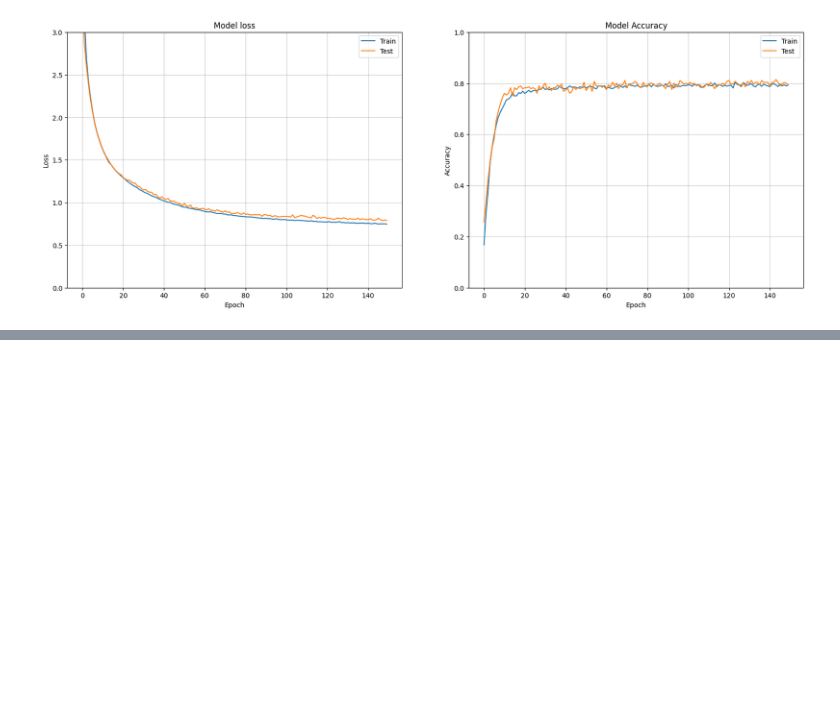
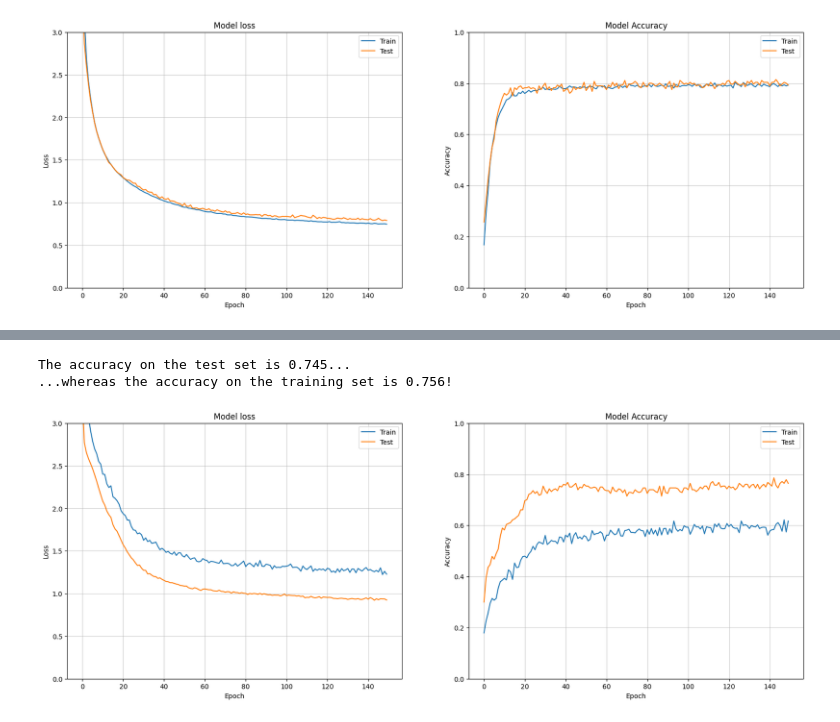
Before and after one commit to emonteiro27/data-NN-prevent-overfitting, a Jupyter notebook: data-nn-prevent-overfitting.ipynb, the cells around one changed output, grey strips where cells are left out. Drawn from its saved outputs; the diff is of its cells as text; code cells hidden in the pictures; blank space fills up the shorter version.

Commit message:
Mixed kernel_regularizers with dropout layers but models performance didnt change significantly

```diff
--- a/data-nn-prevent-overfitting.ipynb
+++ b/data-nn-prevent-overfitting.ipynb
@@ -488,0 +489,39 @@ The accuracy on the test set is 0.732...
+# %%
+reg_l2 = regularizers.L2(0.01)
+reg_l1 = regularizers.L1(0.01)
+
+def initialize_model_dropout_reg():
+
+    '''Architecture'''
+    model = Sequential()
+    model.add(layers.Dense(25, activation='relu', input_dim=10, kernel_regularizer=reg_l1))
+    model.add(layers.Dropout(0.2))
+    model.add(layers.Dense(10, activation='relu', kernel_regularizer=reg_l1))
+    model.add(layers.Dropout(0.4))
+    model.add(layers.Dense(8, activation='softmax'))
+
+    '''Compilation'''
+    model.compile(loss='categorical_crossentropy',
+                 optimizer='adam',
+                 metrics='accuracy')
+
+    return model
+
+model = initialize_model_dropout_reg()
+
+history = model.fit(X_train, y_train,
+          validation_split=0.2,
+          batch_size=16,
+          epochs=150,
+          verbose=0)
+
+results_train = model.evaluate(X_train, y_train, verbose = 0)
+results_test = model.evaluate(X_test, y_test, verbose = 0)
+
+print(f'The accuracy on the test set is {results_test[1]:.3f}...')
+print(f'...whereas the accuracy on the training set is {results_train[1]:.3f}!')
+plot_loss_accuracy(history)
+# %% [output]
+The accuracy on the test set is 0.745...
+...whereas the accuracy on the training set is 0.756!
+[figure, added]
```
Also changed, not shown: parts of 8 cells of this notebook.
